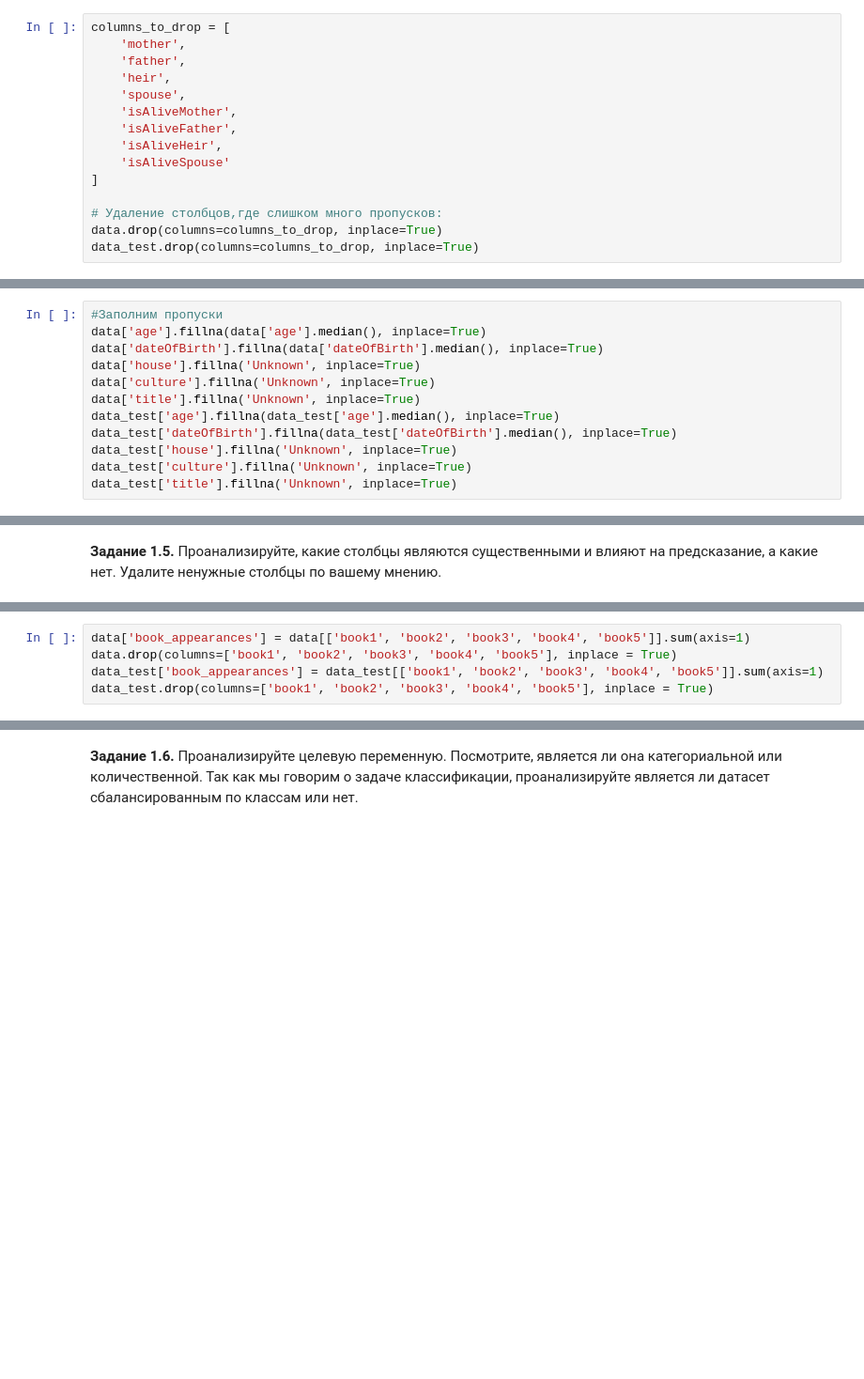
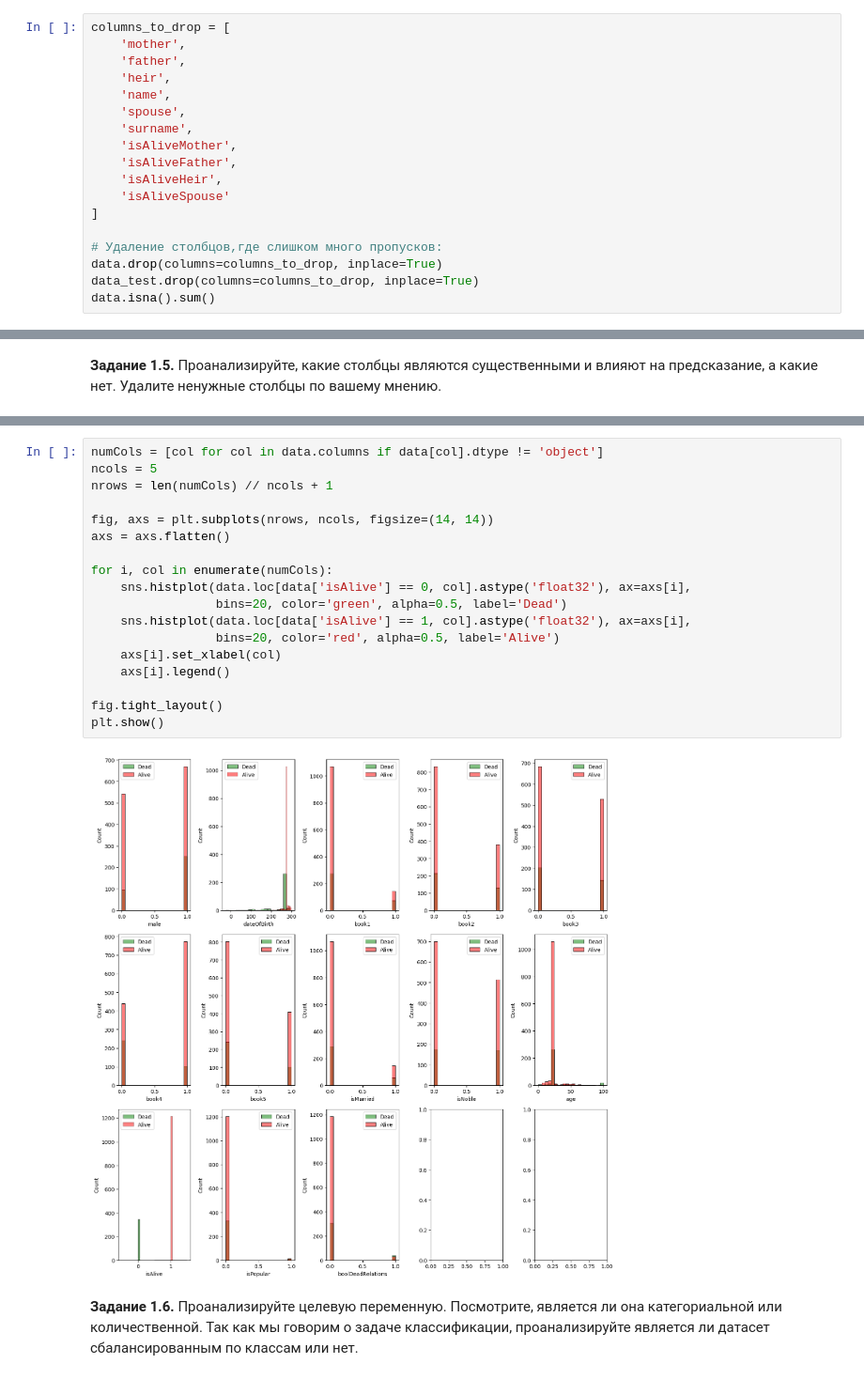
Before and after one commit to Voisan/ML-study, a Jupyter notebook: week_01_ml_intro/Homework/hw_1_game_of_thrones.ipynb, the cells around one changed output, grey strips where cells are left out. Shown: that part at 94% size. Cells and saved outputs as stored; diff of their text form; blank space fills up the shorter version.

```diff
--- a/week_01_ml_intro/Homework/hw_1_game_of_thrones.ipynb
+++ b/week_01_ml_intro/Homework/hw_1_game_of_thrones.ipynb
@@ -170,7 +265,9 @@ columns_to_drop = [
     'mother',
     'father',
     'heir',
+    'name',
     'spouse',
+    'surname',
     'isAliveMother',
     'isAliveFather',
     'isAliveHeir',
@@ -180,3 +277,4 @@ columns_to_drop = [
 # Удаление столбцов,где слишком много пропусков:
 data.drop(columns=columns_to_drop, inplace=True)
 data_test.drop(columns=columns_to_drop, inplace=True)
+data.isna().sum()
@@ -183,12 +300,0 @@ data_test.drop(columns=columns_to_drop, inplace=True)
-# %%
-#Заполним пропуски
-data['age'].fillna(data['age'].median(), inplace=True)
-data['dateOfBirth'].fillna(data['dateOfBirth'].median(), inplace=True)
-data['house'].fillna('Unknown', inplace=True)
-data['culture'].fillna('Unknown', inplace=True)
-data['title'].fillna('Unknown', inplace=True)
-data_test['age'].fillna(data_test['age'].median(), inplace=True)
-data_test['dateOfBirth'].fillna(data_test['dateOfBirth'].median(), inplace=True)
-data_test['house'].fillna('Unknown', inplace=True)
-data_test['culture'].fillna('Unknown', inplace=True)
-data_test['title'].fillna('Unknown', inplace=True)
@@ -277,5 +342,0 @@ Name: isAlive, dtype: float64
-# %%
-data['book_appearances'] = data[['book1', 'book2', 'book3', 'book4', 'book5']].sum(axis=1)
-data.drop(columns=['book1', 'book2', 'book3', 'book4', 'book5'], inplace = True)
-data_test['book_appearances'] = data_test[['book1', 'book2', 'book3', 'book4', 'book5']].sum(axis=1)
-data_test.drop(columns=['book1', 'book2', 'book3', 'book4', 'book5'], inplace = True)
@@ -282,2 +349,22 @@ data_test.drop(columns=['book1', 'book2', 'book3', 'book4', 'book5'], inplace =
+# %%
+numCols = [col for col in data.columns if data[col].dtype != 'object']
+ncols = 5
+nrows = len(numCols) // ncols + 1
+
+fig, axs = plt.subplots(nrows, ncols, figsize=(14, 14))
+axs = axs.flatten()
+
+for i, col in enumerate(numCols):
+    sns.histplot(data.loc[data['isAlive'] == 0, col].astype('float32'), ax=axs[i],
+                 bins=20, color='green', alpha=0.5, label='Dead')
+    sns.histplot(data.loc[data['isAlive'] == 1, col].astype('float32'), ax=axs[i],
+                 bins=20, color='red', alpha=0.5, label='Alive')
+    axs[i].set_xlabel(col)
+    axs[i].legend()
+
+fig.tight_layout()
+plt.show()
+# %% [output]
+[figure, added]
 # %% [markdown]
 **Задание 1.6.** Проанализируйте целевую переменную. Посмотрите, является ли она категориальной или количественной. Так как мы говорим о задаче классификации, проанализируйте является ли датасет сбалансированным по классам или нет.
```
Also changed, not shown: parts of 51 cells of this notebook.
